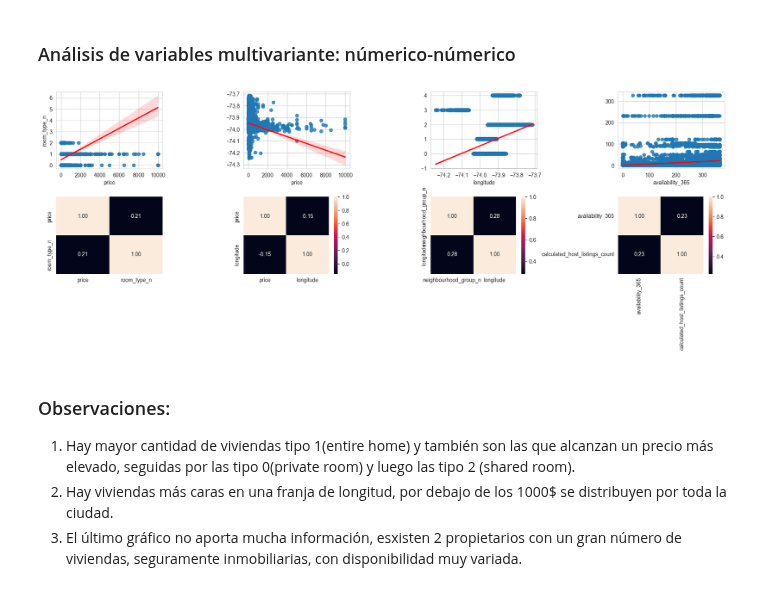
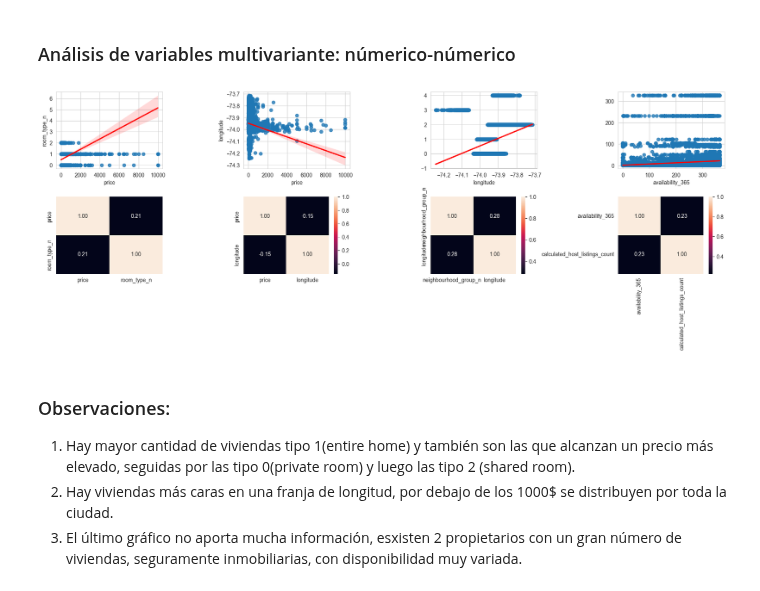
Before and after one commit to 4GeeksAcademy/sayons-intro-ml-new, a Jupyter notebook: src/eda-airbnd-ny.ipynb, the cells around one changed output. Drawn from its saved outputs; the diff is of its cells as text; code cells hidden in the pictures.

```diff
--- a/src/eda-airbnd-ny.ipynb
+++ b/src/eda-airbnd-ny.ipynb
@@ -321,28 +380,28 @@ plt.show()
 # %%
 corr_room_price = df[["price", "room_type_n"]].corr()
 corr_longitude_price = df[["price", "longitude"]].corr()
 corr_longitude_neighbourhood = df[["neighbourhood_group_n", "longitude"]].corr()
 corr_availability_host = df[["availability_365", "calculated_host_listings_count"]].corr()
 
 fig, axis = plt.subplots(2, 4, figsize=(18, 7))
 sns.set_style("whitegrid")
 
 sns.regplot(ax=axis[0, 0], data=df, x="price", y="room_type_n", line_kws={'color': 'red'})
 sns.heatmap(ax=axis[1, 0], data=corr_room_price, annot=True, fmt=".2f", cbar=False)
 
-sns.regplot(ax=axis[0, 1], data=df, x="price", y="longitude", line_kws={'color': 'red'}).set(ylabel=None)
+sns.regplot(ax=axis[0, 1], data=df, x="price", y="longitude", line_kws={'color': 'red'})
 sns.heatmap(ax=axis[1, 1], data=corr_longitude_price, annot=True, fmt=".2f")
 
 sns.regplot(ax=axis[0, 2], data=df, x="longitude", y="neighbourhood_group_n", line_kws={'color': 'red'}).set(ylabel=None)
 sns.heatmap(ax=axis[1, 2], data=corr_longitude_neighbourhood, annot=True, fmt=".2f")
 
 sns.regplot(ax=axis[0, 3], data=df, x="availability_365", y="calculated_host_listings_count", line_kws={'color': 'red'}).set(ylabel=None)
 sns.heatmap(ax=axis[1, 3], data=corr_availability_host, annot=True, fmt=".2f")
 
 plt.tight_layout()
 plt.show()
 # %% [output]
-[figure, old version]
+[figure, new version]
 # %% [markdown]
 ### Observaciones:
 1. Hay mayor cantidad de viviendas tipo 1(entire home) y también son las que alcanzan un precio más elevado, seguidas por las tipo 0(private room) y luego las tipo 2 (shared room).
```
Also changed, not shown: parts of 39 cells of this notebook, 2 other files.
